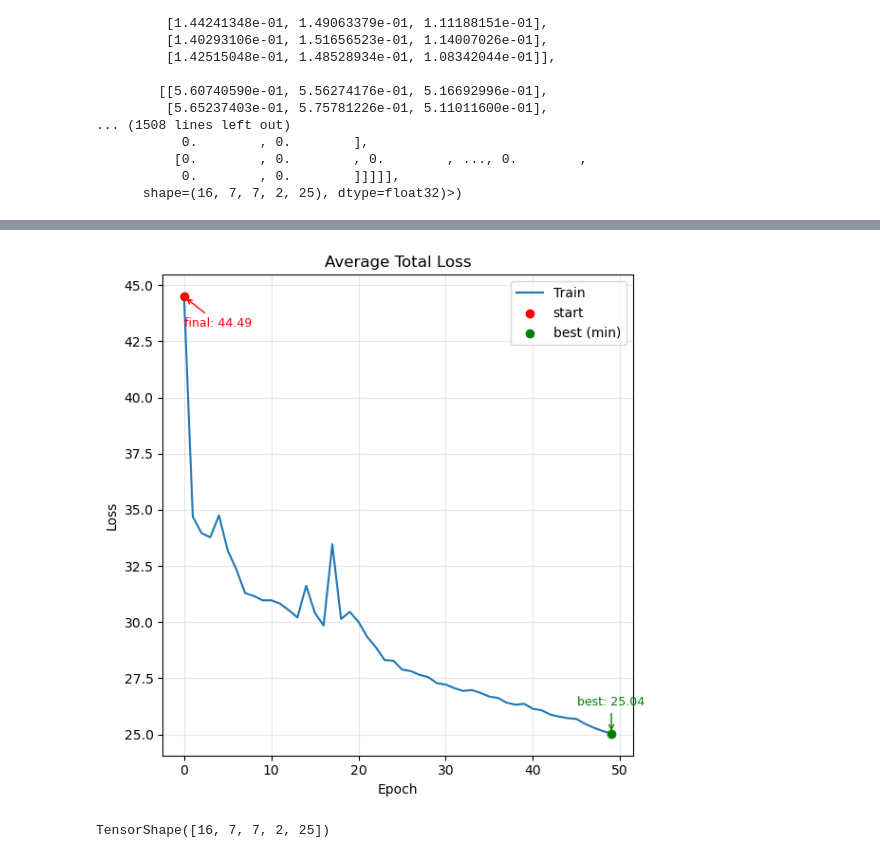
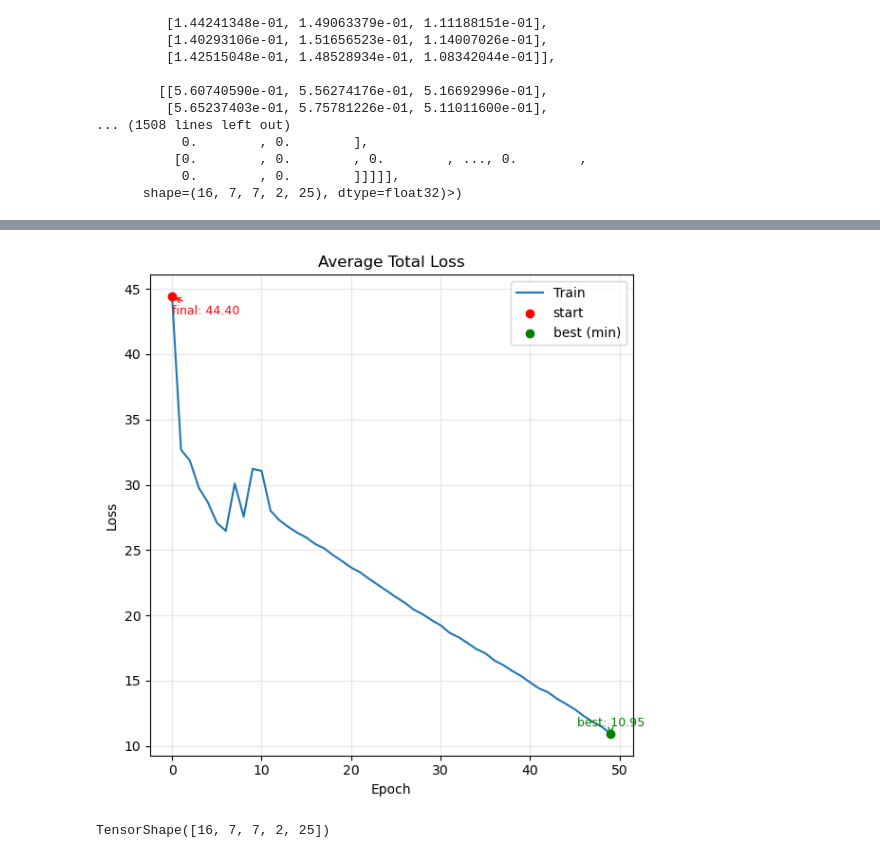
Before and after one commit to Kaizen0AI/yolo-from-scratch-tensorflow, a Jupyter notebook: training.ipynb, the cells around one changed output, grey strips where cells are left out. Saved outputs shown, nothing was run; the diff lists cells and outputs as text; code cells hidden in the pictures.

```diff
--- a/training.ipynb
+++ b/training.ipynb
@@ -128,4 +128,4 @@ def load_json(filepath):
     with open(filepath, "r") as f:
       return json.load(f)
 # %%
-history = load_json("history/new_history.json")
+history = load_json("history/history_3.json")
@@ -152,35 +169,35 @@ plt.scatter(x_min, min_loss, color="green", zorder=5, label="best (min)")
 
 plt.annotate(
     f"final: {start_loss:.2f}",
     xy=(x_start, start_loss),
     xytext=(x_start, start_loss*0.97),
     arrowprops=dict(arrowstyle="->", color="red"),
     ha="left",
     color="red",
     fontsize=9,
 )
 plt.annotate(
     f"best: {min_loss:.2f}",
     xy=(x_min, min_loss),
     #xytext=(x_min, min_loss * 0.95),
     xytext=(x_min, min_loss * 1.05),
     arrowprops=dict(arrowstyle="->", color="green"),
     ha="center",
     color="green",
     fontsize=9,
 )
 
 plt.legend()  # call after adding the scatter points so they appear in the legend
 
 plt.tight_layout()
 plt.savefig(
-    "images/new_avg_total_loss.png",
+    "images/history_3_avg_total_loss.png",
     dpi=300,
     bbox_inches="tight"
 )
 plt.show()
 # %% [output]
-[figure, old version]
+[figure, new version]
 # %%
 val_dataset = build_yolo_dataset(batch_size = 16, split="val")
 # %%
```
Also changed, not shown: parts of 1 cell of this notebook, 5 other files.
